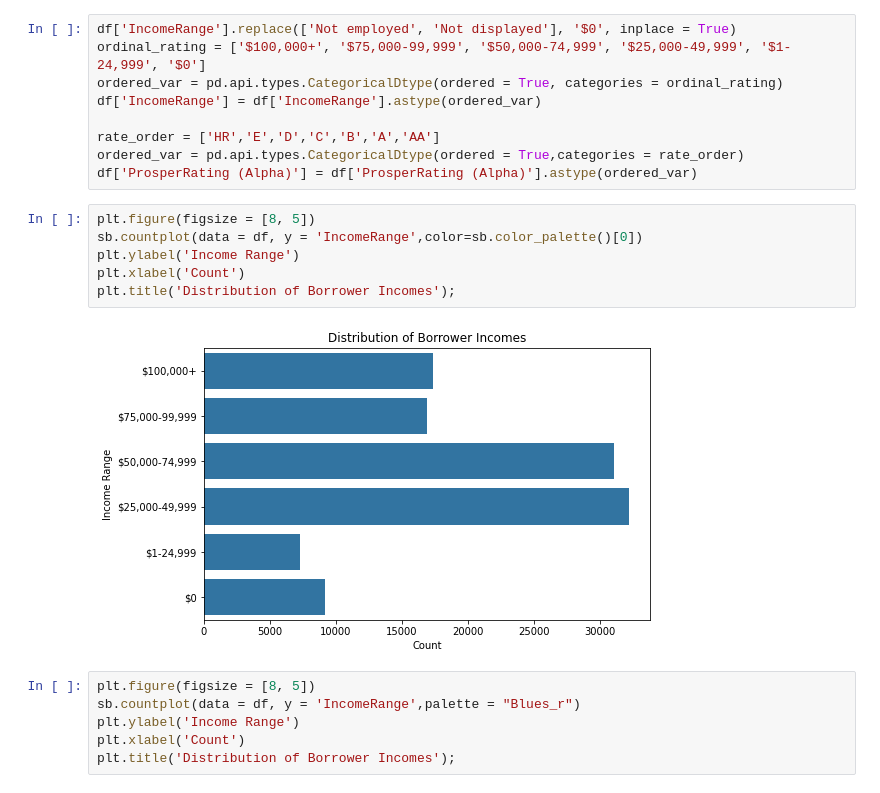
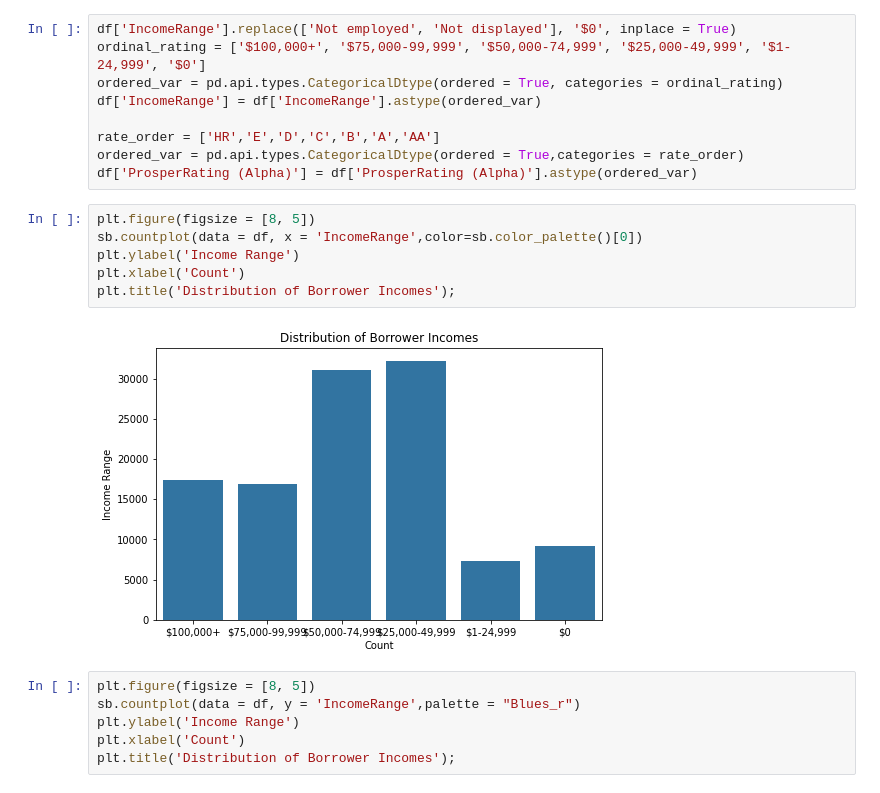
Before and after one commit to Mohamed-Salem-Ali/Data-Visualization-Prosper-Loan, a Jupyter notebook: Propser Loan Data Exploration .ipynb, the cells around one changed output. Drawn from its saved outputs; the diff is of its cells as text.

```diff
--- a/Propser Loan Data Exploration .ipynb
+++ b/Propser Loan Data Exploration .ipynb
@@ -403,12 +410,12 @@ ordered_var = pd.api.types.CategoricalDtype(ordered = True,categories = rate_ord
 df['ProsperRating (Alpha)'] = df['ProsperRating (Alpha)'].astype(ordered_var)
 # %%
 plt.figure(figsize = [8, 5])
-sb.countplot(data = df, y = 'IncomeRange',color=sb.color_palette()[0])
+sb.countplot(data = df, x = 'IncomeRange',color=sb.color_palette()[0])
 plt.ylabel('Income Range')
 plt.xlabel('Count')
 plt.title('Distribution of Borrower Incomes');
 # %% [output]
-[figure, old version]
+[figure, new version]
 # %%
 plt.figure(figsize = [8, 5])
 sb.countplot(data = df, y = 'IncomeRange',palette = "Blues_r")
```
Also changed, not shown: parts of 33 cells of this notebook.
